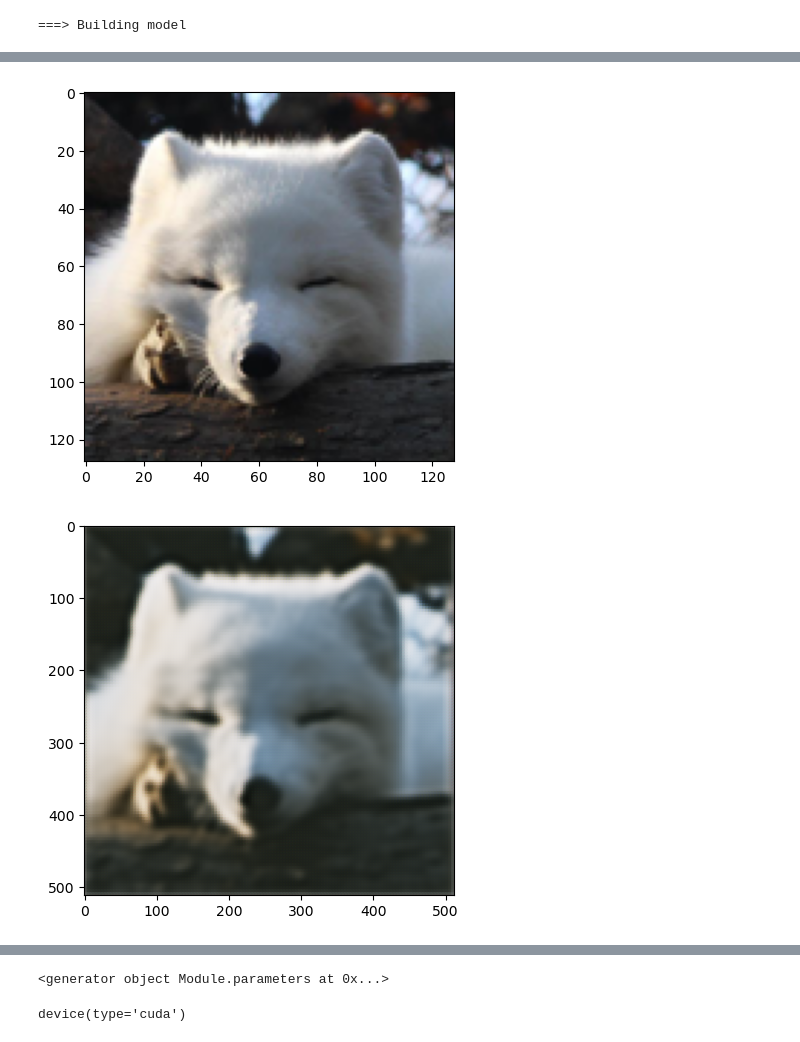
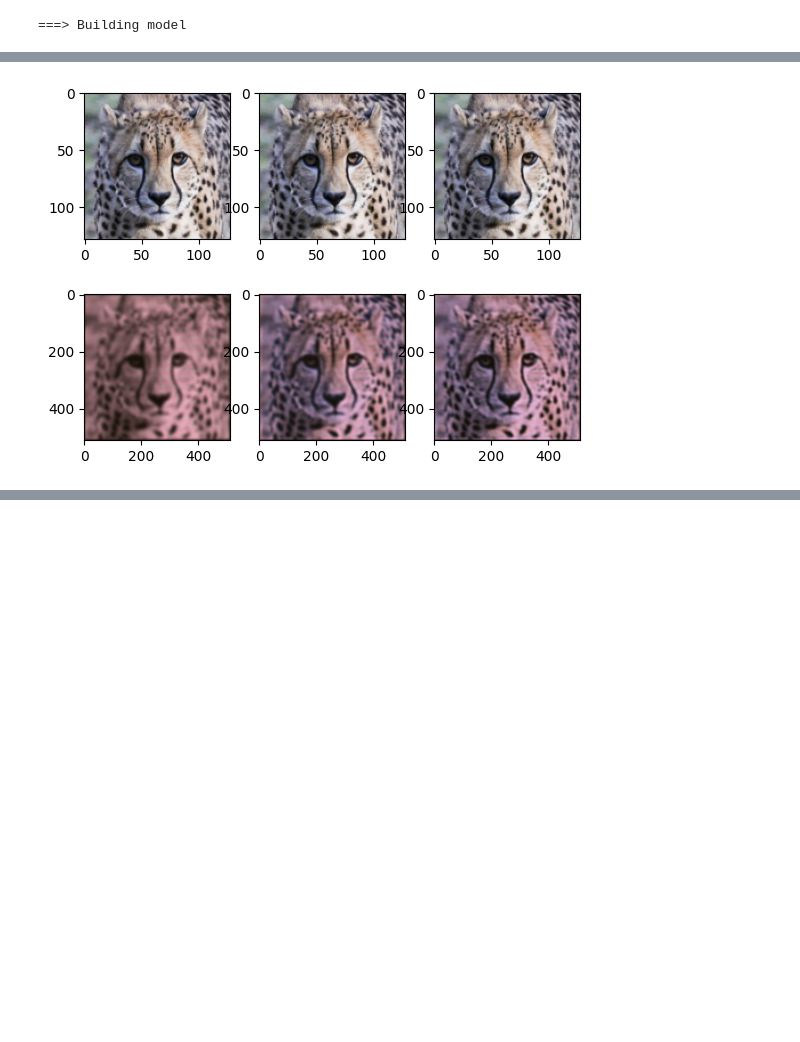
Before and after one commit to PSTAT197-F23/vignette-super-resolution, a Jupyter notebook: scripts/drafts/Peng/train.ipynb, the cells around one changed output, grey strips where cells are left out. Saved outputs shown, nothing was run; the diff lists cells and outputs as text; code cells hidden in the pictures; blank space fills up the shorter version.

Commit message:
train model

```diff
--- a/scripts/drafts/Peng/train.ipynb
+++ b/scripts/drafts/Peng/train.ipynb
@@ -123,7 +123,7 @@ model = Model(scale_factor=4).to(device)
 # %%
 criterion = nn.MSELoss()
 
-optimizer = optim.Adam(model.parameters(), lr=0.001)
+optimizer = optim.Adam(model.parameters(), lr=0.01)
 
 
 def train(epoch):
@@ -137,11 +137,15 @@ def train(epoch):
         loss.backward()
         optimizer.step()
 
-        print("===> Epoch[{}]({}/{}): Loss: {:.4f}".format(epoch, iteration, len(train_dataloader), loss.item()))
+        if iteration % 5 == 0:
+            print("===> Epoch[{}]({}/{}): Loss: {:.4f}".format(epoch, iteration, len(train_dataloader), loss.item()))
 
     print("===> Epoch {} Complete: Avg. Loss: {:.4f}".format(epoch, epoch_loss / len(train_dataloader)))
 # %%
-for i in range(3):
+epoch = 3
+figure, ax = plt.subplots(2, epoch)
+
+for i in range(epoch):
     train(i)
 
     loss_data = DatasetFromFolder("../../../data/loss", input_transform=input_transform, target_transform=target_transform)
@@ -158,9 +162,9 @@ for i in range(3):
     result = result.swapaxes(0, 1)
     result = result.swapaxes(1, 2)
 
+    ax[0, i].imshow(img)
 
-    plt.imshow(img)
-    plt.show()
-    plt.imshow(result.detach().numpy())
-    plt.show()
+    ax[1, i].imshow(result.detach().numpy())
+
+figure.show()
 # %% [output]
@@ -184,2 +188 @@ for i in range(3):
-[figure, old version]
+[figure, new version]
-[figure, removed]
@@ -224,4 +188,0 @@ for i in range(3):
-# %%
-model.parameters()
-# %% [output]
-<generator object Module.parameters at 0x...>
@@ -242,7 +189,3 @@ def test():
-# %%
-device
-# %% [output]
-device(type='cuda')
 # %%
 # Display image and label.
 train_features, train_labels = next(iter(test_dataloader))
```
Also changed, not shown: parts of 6 cells of this notebook, 3 other files.
